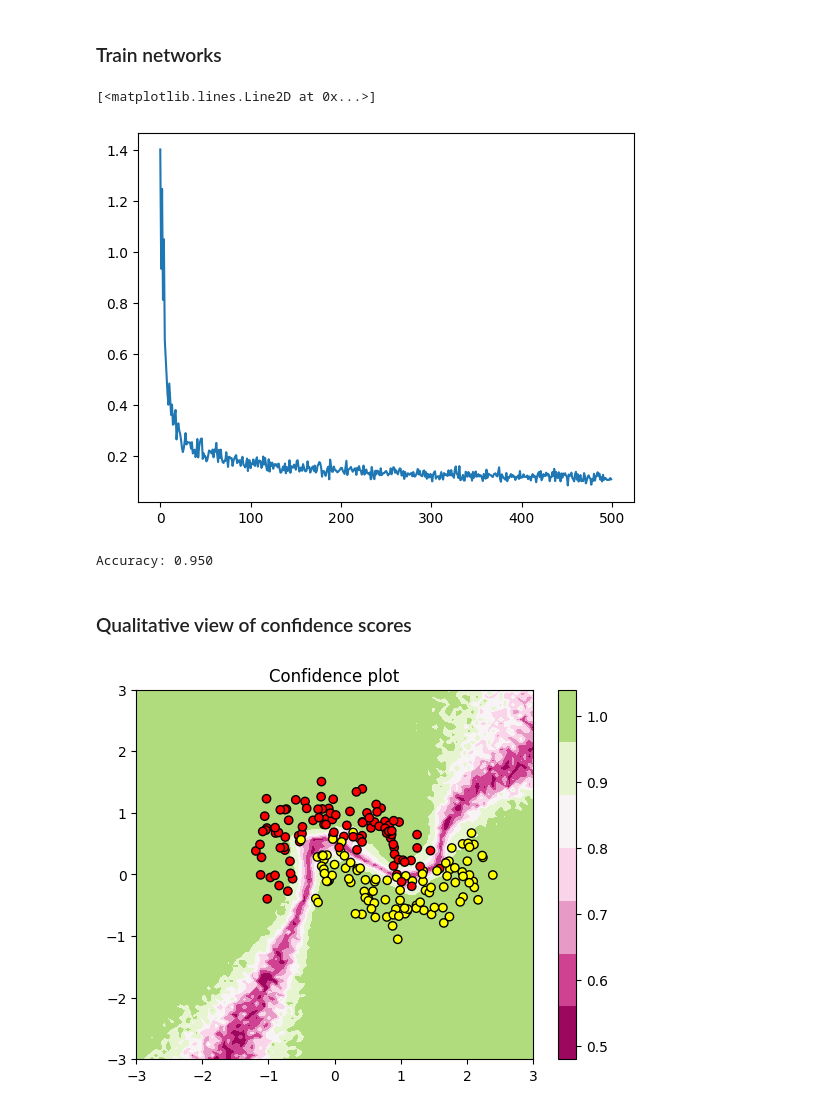
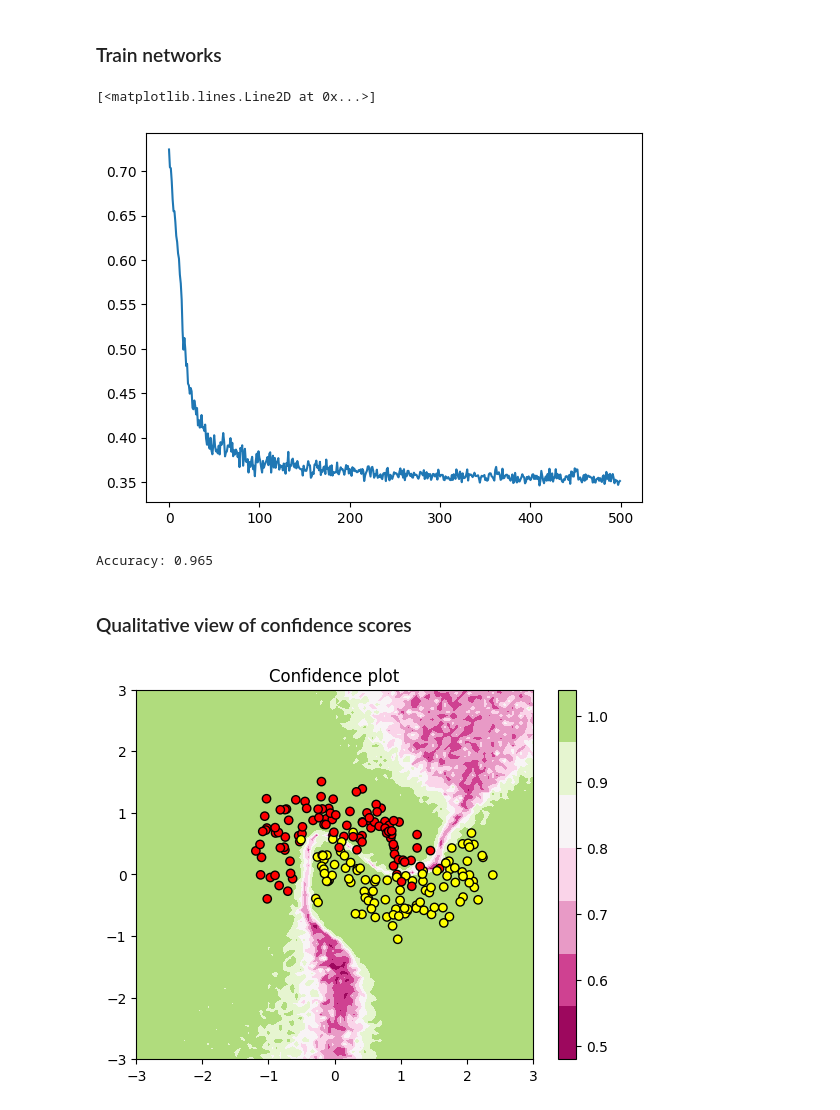
Before and after one commit to LeonY117/Bayes-Stochastic-Depth, a Jupyter notebook: notebooks/two_moon.ipynb, the cells around one changed output. Cells and saved outputs as stored; diff of their text form; code cells hidden in the pictures.

```diff
--- a/notebooks/two_moon.ipynb
+++ b/notebooks/two_moon.ipynb
@@ -127,7 +127,7 @@ class Sd_network(Bayesian_net):
             nn.ReLU(),
             *[Residual_sd_block(d_feat, p=p) for _ in range(N)],
             nn.Linear(d_feat, oup),
-            nn.Sigmoid()
+            nn.Softmax(dim=-1)
         )
 
     def _forward_impl(self, x: Tensor) -> Tensor:
@@ -179,19 +179,20 @@ def Bayes_forward(net: Bayesian_net, x: Tensor, bayes_mode: str, T: int):
 # %% [markdown]
 ### Train networks
 # %%
-# net = DO_network(inp=2, oup=1, N=2, d_feat=50, p=0.1)
-# net = DO_network(inp=2, oup=1, N=10, d_feat=10, p=0.5)
-net = Sd_network(inp=2, oup=1, N=10, d_feat=10, p=0.5)
+# net = DO_network(inp=2, oup=2, N=2, d_feat=30, p=0.5)
+# net = DO_network(inp=2, oup=2, N=10, d_feat=10, p=0.1)
+net = Sd_network(inp=2, oup=2, N=10, d_feat=10, p=0.25)
 net.train()
 optimizer = torch.optim.SGD(net.parameters(), lr=0.05, momentum=0.9, weight_decay=1e-4)
 criterion = nn.BCELoss()
+criterion = nn.CrossEntropyLoss()
 
 history = []
 
 for epoch in tqdm(range(500)):
     optimizer.zero_grad()
     y_logits = net(X)
-    loss = criterion(y_logits.squeeze(1), Y)
+    loss = criterion(y_logits.squeeze(1), Y.to(torch.long))
     loss.backward()
     optimizer.step()
 
@@ -200,18 +201,18 @@ for epoch in tqdm(range(500)):
 plt.plot(history)
 # %% [output]
 [<matplotlib.lines.Line2D at 0x...>]
-[figure, old version]
+[figure, new version]
 # %%
 net.eval()
 with torch.no_grad():
-    net.set_bayes_mode(False, 'sd')
-    y_pred = net(X) > 0.5
+    net.set_bayes_mode(False, "sd")
+    y_pred = net(X).argmax(dim=1)
 
 # plot_two_moons(X, y_pred)
 
-print(f'Accuracy: {(y_pred.squeeze() == Y).sum()/len(Y):.3f}')
+print(f"Accuracy: {(y_pred.squeeze() == Y).sum()/len(Y):.3f}")
 # %% [output]
-Accuracy: 0.950
+Accuracy: 0.965
 # %% [markdown]
 ### Qualitative view of confidence scores
 # %%
@@ -223,7 +224,8 @@ def plot_confidence(net: Bayesian_net, bayes_mode, T, grid_size=100):
         # py = net(inp)
         py = torch.empty((len(inp), 1), dtype=torch.float)
         for i, x in enumerate(tqdm(inp)):
-            py[i] = Bayes_forward(net, x.unsqueeze(0), bayes_mode=bayes_mode, T=T)
+            logits = Bayes_forward(net, x.unsqueeze(0), bayes_mode=bayes_mode, T=T)
+            py[i], _ = torch.max(logits, dim=-1)
         conf = torch.where(py > 0.5, py, 1 - py)  ## THIS LINE COMPUTES THE CONFIDENCE
         # conf = py
         ZZ = conf.reshape(XX.shape)
@@ -233,6 +235,6 @@ def plot_confidence(net: Bayesian_net, bayes_mode, T, grid_size=100):
         plt.scatter(X[:, 0], X[:, 1], c=Y, cmap="autumn", edgecolor="k")
         plt.title("Confidence plot")
 # %%
-plot_confidence(net, "sd", T=30, precision=100)
+plot_confidence(net, 'sd', T=30, grid_size=100)
 # %% [output]
-[figure, old version]
+[figure, new version]
```
Also changed, not shown: parts of 1 cell of this notebook.
